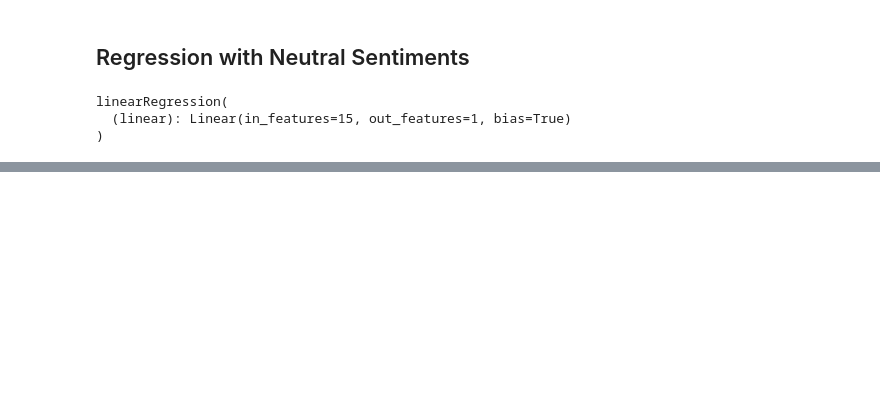
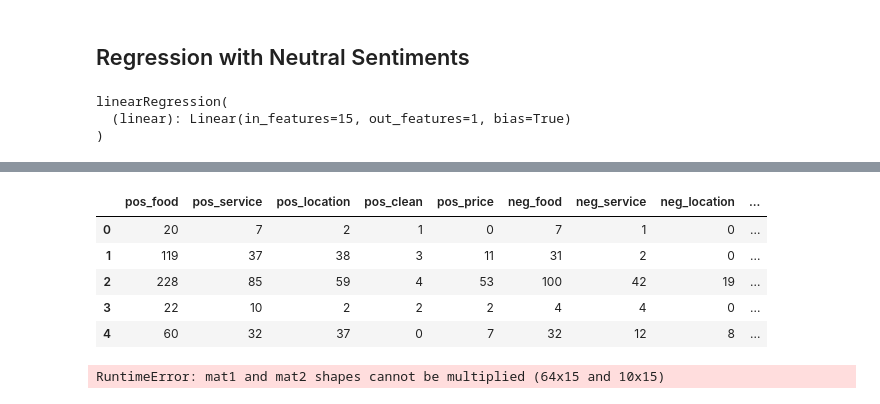
Before and after one commit to jotyot/rate-review, a Jupyter notebook: models.ipynb, the cells around one changed output, grey strips where cells are left out. Drawn from its saved outputs; the diff is of its cells as text; code cells hidden in the pictures; blank space fills up the shorter version.

Commit message:
i put the nn with total features in a file

```diff
--- a/models.ipynb
+++ b/models.ipynb
@@ -496,0 +512,21 @@ plt.show()
+# %%
+# Load JSON data
+with open('topic-sentiment-total.json') as file:
+    json_data = json.load(file)
+
+# Convert to DataFrame
+df = pd.DataFrame.from_dict(json_data, orient='index')
+
+# Shuffle the DataFrame
+df = df.sample(frac=1, random_state=42).reset_index(drop=True)
+
+# Convert DataFrame to numpy array
+data = df.to_numpy()
+df.head()
+# %% [output]
+|  | pos_food | pos_service | pos_location | pos_clean | pos_price | neg_food | neg_service | neg_location | ... |
+| 0 | 20 | 7 | 2 | 1 | 0 | 7 | 1 | 0 | ... |
+| 1 | 119 | 37 | 38 | 3 | 11 | 31 | 2 | 0 | ... |
+| 2 | 228 | 85 | 59 | 4 | 53 | 100 | 42 | 19 | ... |
+| 3 | 22 | 10 | 2 | 2 | 2 | 4 | 4 | 0 | ... |
+| 4 | 60 | 32 | 37 | 0 | 7 | 32 | 12 | 8 | ... |
@@ -496,0 +560,37 @@ plt.show()
+# %%
+input_dim = 10
+hidden_dim = 15
+num_hidden_layers = 5
+output_dim = 1
+learningRate = .05
+epochs = 100
+
+lambda1 = 0.000 # l1 regularization parameter (sum of weights)
+lambda2 = 0.000 # l2 regularization parameter (sum of square of weights)
+
+model = DynamicNN(input_dim, hidden_dim, output_dim, num_hidden_layers).to(device)
+
+train_size = int(0.8 * len(data))
+test_size = len(data) - train_size
+
+# Split the dataset
+train_data, test_data = random_split(data, [train_size, test_size], generator=torch.Generator().manual_seed(42))
+
+train_loader = DataLoader(train_dataset, batch_size=64, shuffle=True)
+test_loader = DataLoader(test_dataset, batch_size=64, shuffle=False)
+
+# train the model on train set
+model, mse_history = train_model(model, train_loader, learningRate, epochs, lambda1, lambda2)
+
+# test the model on test set
+all_predictions, all_labels, all_inputs = test_model(model, test_loader)
+
+mse = mean_squared_error(all_labels, all_predictions)
+rmse = np.sqrt(mse)
+r2 = r2_score(all_labels, all_predictions)
+
+print(f'Mean Squared Error: {mse}')
+print(f'Root Mean Squared Error: {rmse}')
+print(f'R-squared: {r2}')
+# %% [output]
+RuntimeError: mat1 and mat2 shapes cannot be multiplied (64x15 and 10x15)
```
Also changed, not shown: parts of 11 cells of this notebook, 4 other files.
